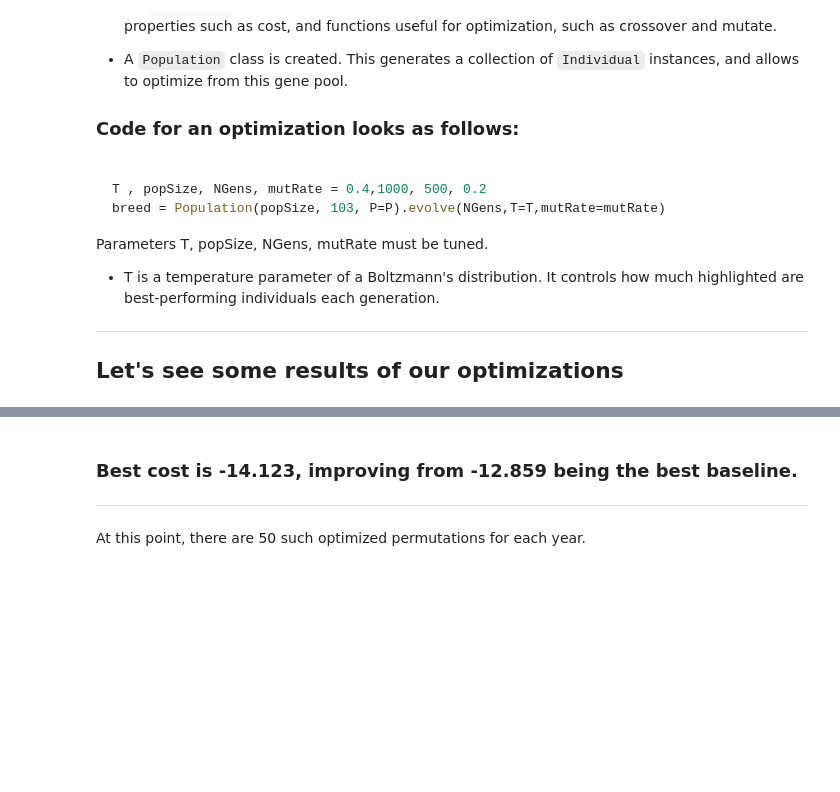
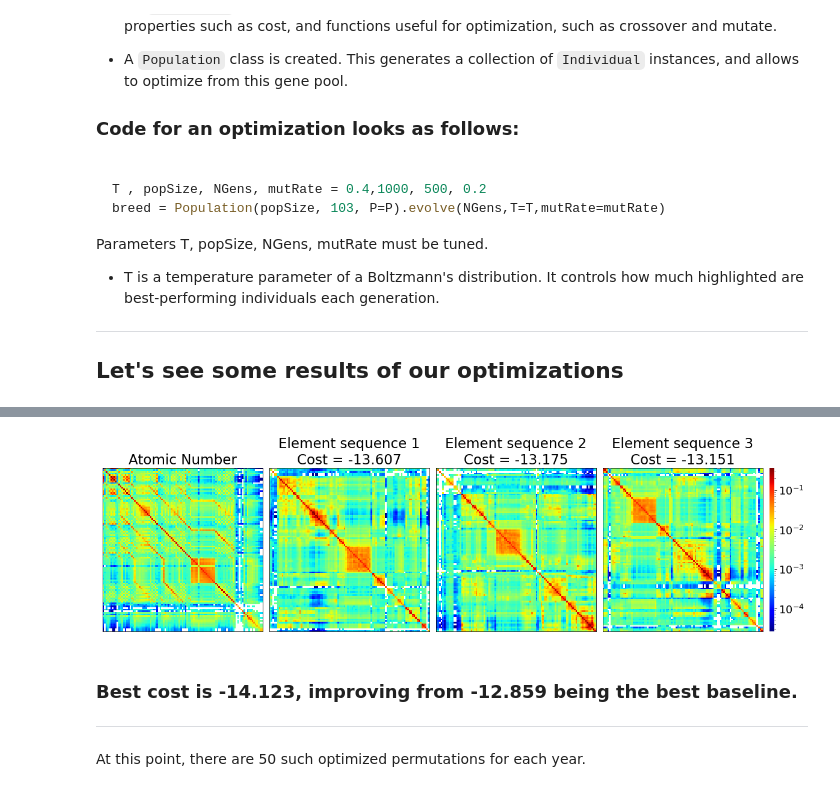
Before and after one commit to doncamilom/1868_SubstancesStudy, a Jupyter notebook: periodSys/Notebooks/SimMat_PermOpt_HistMat.ipynb, the cells around one changed output, grey strips where cells are left out. Saved outputs shown, nothing was run; the diff lists cells and outputs as text; code cells hidden in the pictures; blank space fills up the shorter version.

```diff
--- a/periodSys/Notebooks/SimMat_PermOpt_HistMat.ipynb
+++ b/periodSys/Notebooks/SimMat_PermOpt_HistMat.ipynb
@@ -169,3 +315,82 @@ Best cost obtained for year 2016 is -14.123
+# %%
+def plot_SM_reshuff(simMat_yr,year,min_yr,save=False,cmap=False,show=True,EL=False,N=3):
+    """Plot similarity matrix for a given year
+    year: which year to plot
+    raw:  plot the raw normalized matrix (non-symmetric)
+        if raw=False: plot symmetrized version
+    ordering: lists position of elements ordered by atomic number.
+        e.g. [40,21,10] means H is in position 40, He in 21 and Li is 10th.
+    """
+    S = simMat_yr[year - min_yr].copy()
+
+
+    Ps = {}
+    costs={}
+
+    # Choose perms
+    permuts = np.random.choice(len(Indivs_yr[year]), N)
+
+
+    for j in range(N+1):
+        if j>0:
+            # Use perms to reorder matrix
+            indices = ['_' for i in range(103)]
+            labels = indices.copy()
+            for i,idx in enumerate(Indivs_yr[year][permuts[j-1]]):
+
+                indices[idx] = i
+                labels[idx] = EL[i]
+            P = S[indices][:,indices].copy()
+        else: P=S
+
+        # Remove non-existent elements (diag==0)
+        diag = np.diag(P)
+        isn = diag!=0
+        P = P[isn][:,isn]
+        n = isn.sum()
+        diag = diag[isn]
+
+        Sum0 = P.sum(axis=0).reshape(-1,1).repeat(n,axis=1)
+        Sum1 = P.sum(axis=1).reshape(1,-1).repeat(n,axis=0)
+        P = np.sqrt(P**2/(Sum0*Sum1))
+
+        Ps[j] = P
+
+    Pcost = symmetrize(S, zero_diag=True)
+    costs = [cost(Pcost, np.arange(Pcost.shape[0]))] + [cost(Pcost,Indivs_yr[year][p]) for p in permuts]
+
+
+    if show:
+        fig,ax = plt.subplots(1,N+2,figsize=(20,5),
+                              gridspec_kw={"width_ratios":[100] + [100]*N + [3],"wspace":0.05})
+        ax = ax.ravel()
+       # ax[0].set_title("Similarity matrix between elements ordered by atomic number, Year = {}".format(year),
+        #        fontsize=30)
+
+        ax[0].set_title("Atomic Number", fontsize=23)
+
+
+        for i in range(N+1):
+            sns.heatmap(Ps[i],norm=LogNorm(),ax=ax[i],cbar_ax=ax[-1],cmap=cmap)
+            ax[i].set_xticks([])
+            ax[i].set_yticks([])
+
+            if i>0:
+                ax[i].set_title(f"Element sequence {i}\nCost = {costs[i]:.3f}", fontsize=23)
+
+
+            for sp in ax[i].spines.items():
+                sp[1].set_visible(True)
+
+        if save: plt.savefig(save,dpi=400,bbox_inches='tight')
+
+    return P
+
+for y in [2021]:
+    plot_SM_reshuff(simMat_yr,y,min_yr,show=True,EL=elemList,N=3,cmap=cmap,
+                         save=f"sample_resorting_{y}.png",);
+# %% [output]
+[figure, added]
 # %% [markdown]
 ### Best cost is -14.123, improving from -12.859 being the best baseline.
 
```
Also changed, not shown: parts of 32 cells of this notebook, 8 other files.
